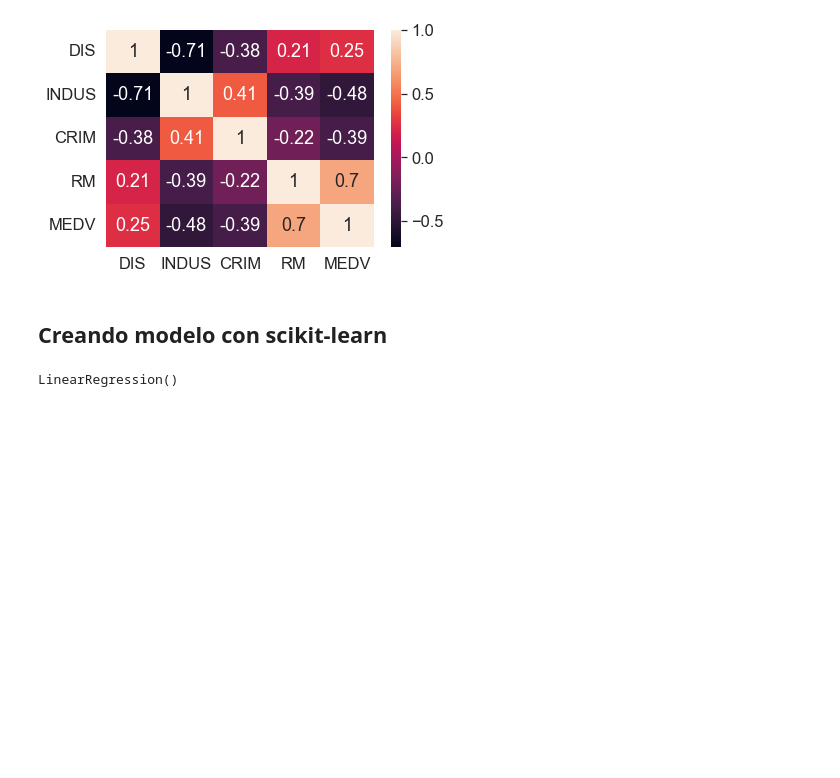
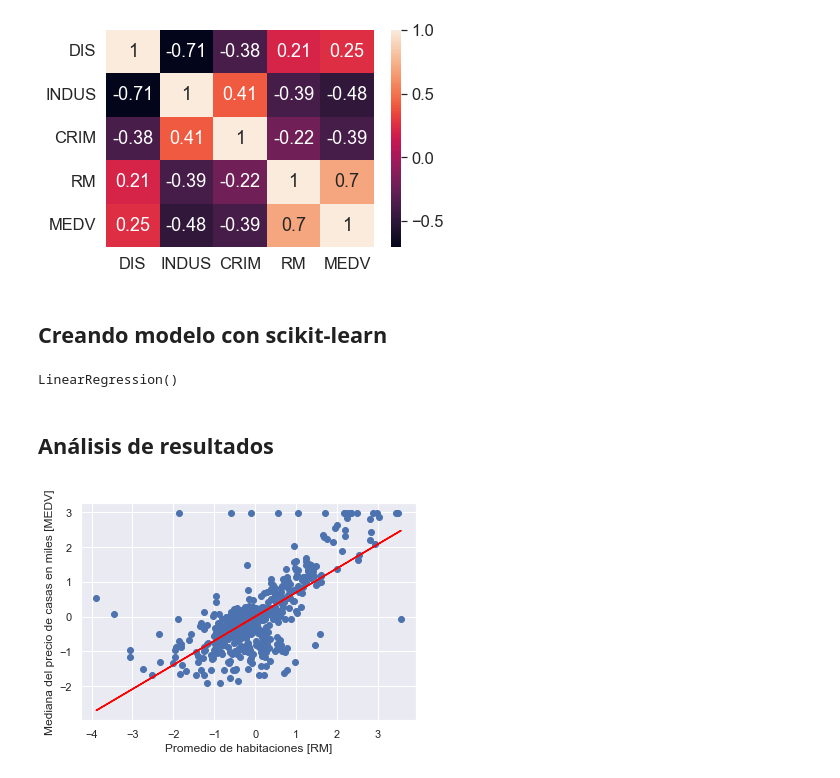
Before and after one commit to FaustinoAndres/linear_regression_with_scikitlearn, a Jupyter notebook: linear_regression.ipynb, the cells around one changed output. Cells and saved outputs as stored; diff of their text form; code cells hidden in the pictures; blank space fills up the shorter version.

Commit message:
analisis de resultados

```diff
--- a/linear_regression.ipynb
+++ b/linear_regression.ipynb
@@ -59,3 +59,14 @@ slr = LinearRegression()
 slr.fit(X_std, y_std)
 # %% [output]
 LinearRegression()
+# %% [markdown]
+## Análisis de resultados
+# %%
+sns.set(font_scale=1)
+plt.scatter(X_std, y_std)
+plt.plot(X_std, slr.predict(X_std), color='red')
+plt.ylabel('Mediana del precio de casas en miles [MEDV]')
+plt.xlabel('Promedio de habitaciones [RM]')
+plt.show()
+# %% [output]
+[figure, added]
```
